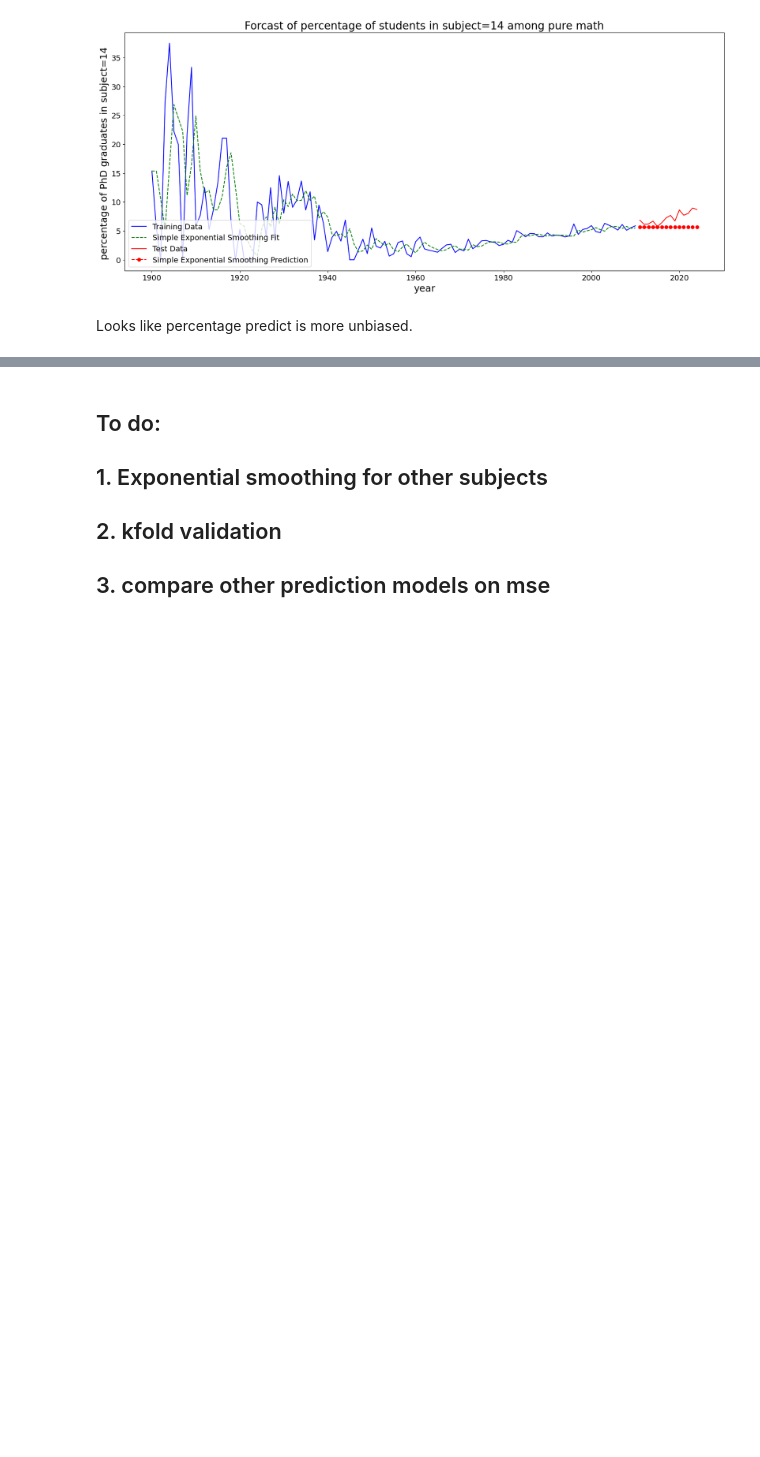
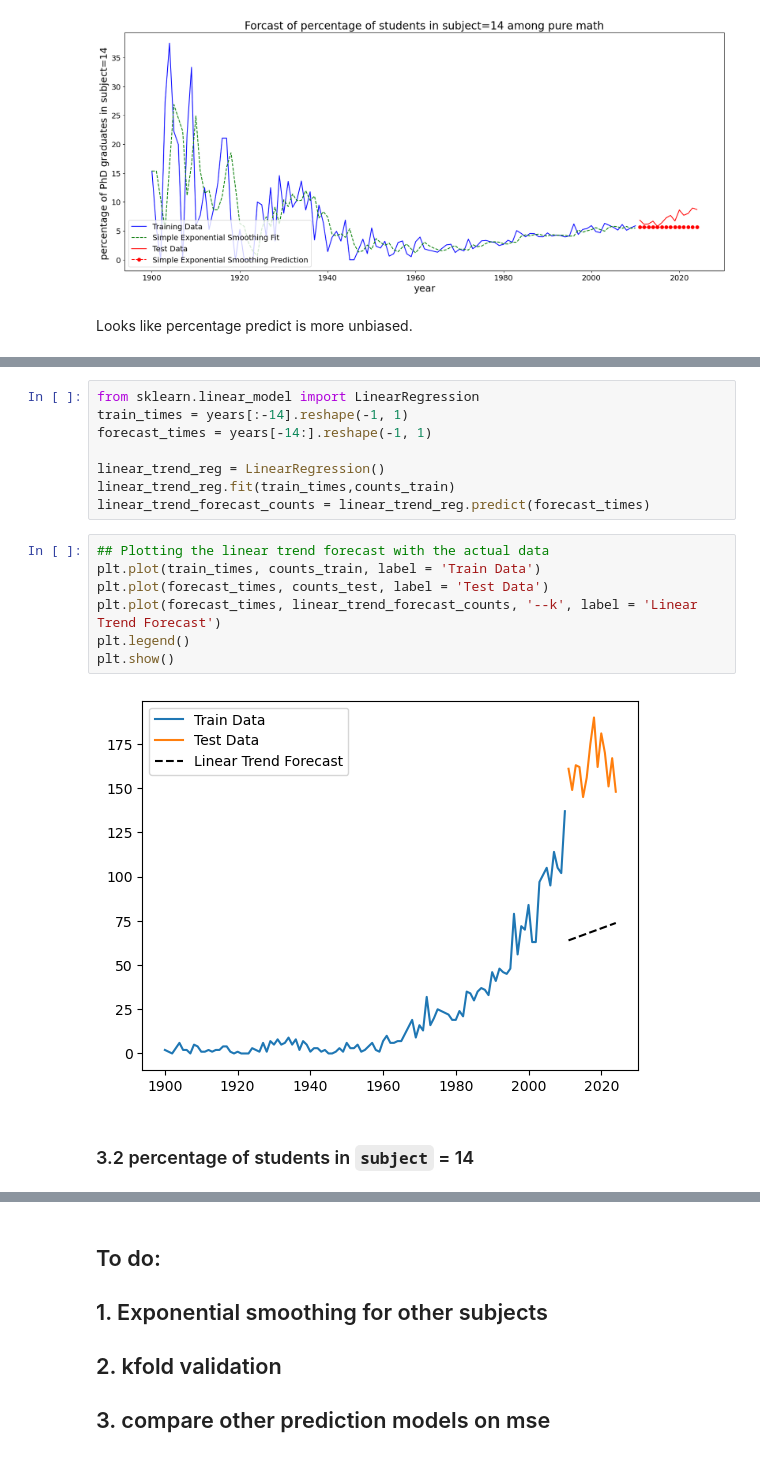
Before and after one commit to Erdos-Projects/summer26-math-genealogy, a Jupyter notebook: notebooks/subject_analysis-Yilong/subject_predict.ipynb, the cells around one changed output, grey strips where cells are left out. Drawn from its saved outputs; the diff is of its cells as text; blank space fills up the shorter version.

```diff
--- a/notebooks/subject_analysis-Yilong/subject_predict.ipynb
+++ b/notebooks/subject_analysis-Yilong/subject_predict.ipynb
@@ -232,0 +305,19 @@ Looks like percentage predict is more unbiased.
+# %%
+from sklearn.linear_model import LinearRegression
+train_times = years[:-14].reshape(-1, 1)
+forecast_times = years[-14:].reshape(-1, 1)
+
+linear_trend_reg = LinearRegression()
+linear_trend_reg.fit(train_times,counts_train)
+linear_trend_forecast_counts = linear_trend_reg.predict(forecast_times)
+# %%
+## Plotting the linear trend forecast with the actual data
+plt.plot(train_times, counts_train, label = 'Train Data')
+plt.plot(forecast_times, counts_test, label = 'Test Data')
+plt.plot(forecast_times, linear_trend_forecast_counts, '--k', label = 'Linear Trend Forecast')
+plt.legend()
+plt.show()
+# %% [output]
+[figure, added]
+# %% [markdown]
+### 3.2 percentage of students in `subject` = 14
```
Also changed, not shown: parts of 58 cells of this notebook, 2 other files.
